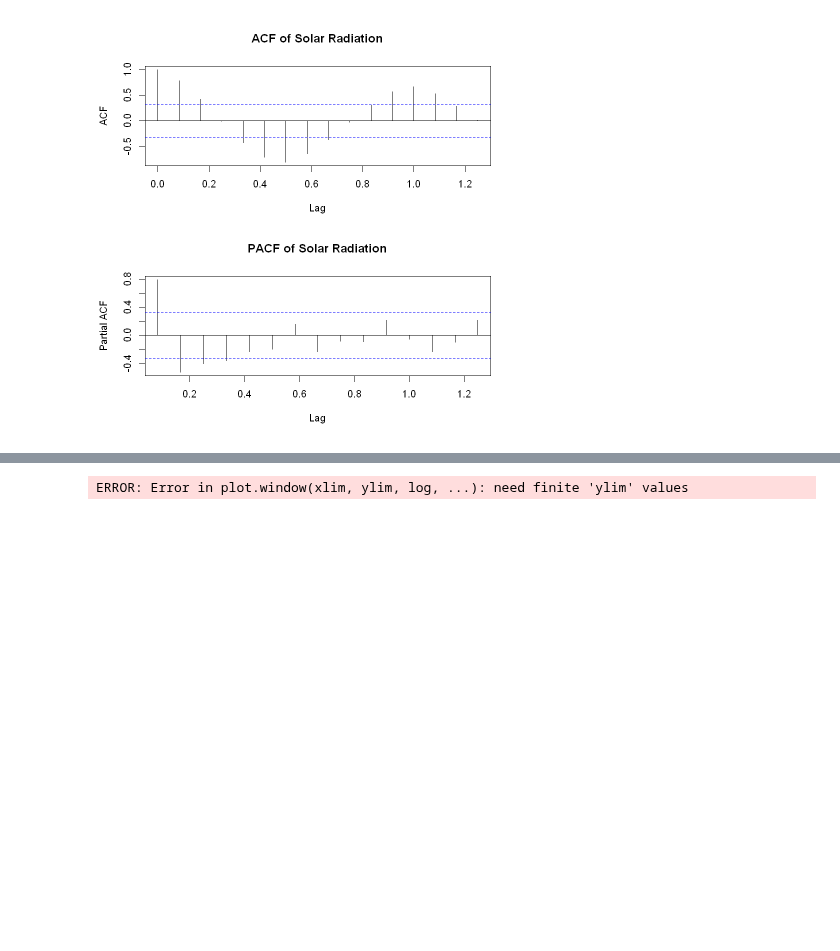
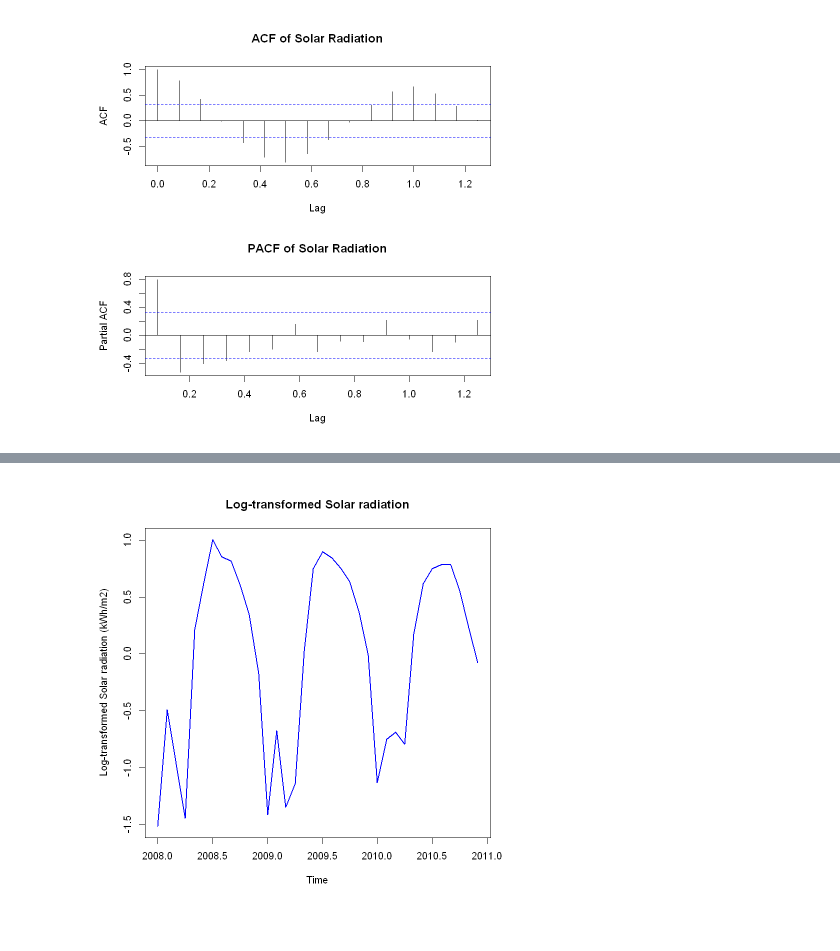
Before and after one commit to mathilderask/TimeSeriesAnalysis, a Jupyter notebook: Assig3/opg2_r.ipynb, the cells around one changed output, grey strips where cells are left out. Saved outputs shown, nothing was run; the diff lists cells and outputs as text; code cells hidden in the pictures.

```diff
--- a/Assig3/opg2_r.ipynb
+++ b/Assig3/opg2_r.ipynb
@@ -20,0 +101,17 @@ Yts <- ts(Y[,3], start=c(Y$year[1], Y$month[1]), frequency=12)
+# %%
+# Load data 'datasolar.csv'
+
+files <- dir("functions", full.names = TRUE)
+for (i in 1:length(files)) source(files[i])
+Y <- read.table("datasolar.csv", sep = ",", header = TRUE)
+
+# Merge 'month' and 'year' columns into 'time'
+Y$time <- Y$year + (Y$month - 1) / 12
+Yts <- ts(Y[, 3], start = c(Y$year[1], Y$month[1]), frequency = 12)
+
+mu <- 5.72
+Xt <- log(Yts) - mu
+
+# Set up AR and seasonal AR parameters
+phi_1 <- -0.38
+phi_seasonal <- -0.94
@@ -32,10 +314,15 @@ pacf(Yts, main="PACF of Solar Radiation")
 # %%
 # Transformations
 # Make log transformation
-Yts <- log(Yts) # log transformation
-Yts <- Yts - mean(Yts) # remove mean
+Yts_T <- log(Yts) # log transformation
+Yts_T <- Yts_T - mean(Yts_T) # remove mean
 # %%
 # Plot transformed data
-par(mfrow=c(1,1))
-plot(Yts, main="Log-transformed Solar radiation", ylab="Log-transformed Solar radiation (kWh/m2)", xlab="Time", col="blue", lwd=2)
+par(mfrow=c(1,1), bg="white")
+plot(Yts_T,
+	 main="Log-transformed Solar radiation",
+	 ylab="Log-transformed Solar radiation (kWh/m2)",
+	 xlab="Time",
+	 col="blue",
+	 lwd=2)
 # %% [output]
@@ -46,4 +329,3 @@ Warning message in max(x):
-ERROR: Error in plot.window(xlim, ylim, log, ...): need finite 'ylim' values
-[figure, old version]
+[figure, new version]
 # %%
 # Plot ACF and PACF of transformed data
```
Also changed, not shown: parts of 29 cells of this notebook, 2 other files.
